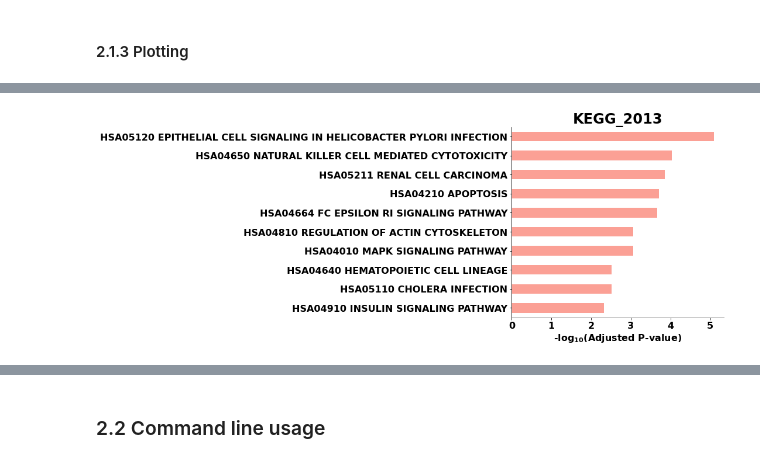
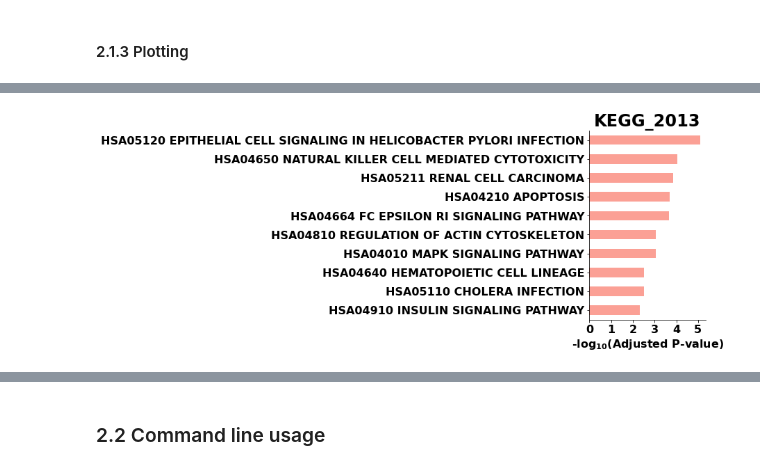
Before and after one commit to zqfang/GSEApy, a Jupyter notebook: docs/gseapy_example.ipynb, the cells around one changed output, grey strips where cells are left out. Drawn from its saved outputs; the diff is of its cells as text; code cells hidden in the pictures.

```diff
--- a/docs/gseapy_example.ipynb
+++ b/docs/gseapy_example.ipynb
@@ -194,8 +202,5 @@ enr2.results.head(5)
 # %%
-# simple plotting function
-from gseapy.plot import barplot, dotplot
-
 # to save your figure, make sure that ``ofname`` is not None
-barplot(enr.res2d,title='KEGG_2013')
+ax = barplot(enr.res2d,title='KEGG_2013', figsize=(3, 5))
 # %% [output]
-[figure, old version]
+[figure, new version]
```
Also changed, not shown: parts of 20 cells of this notebook.
